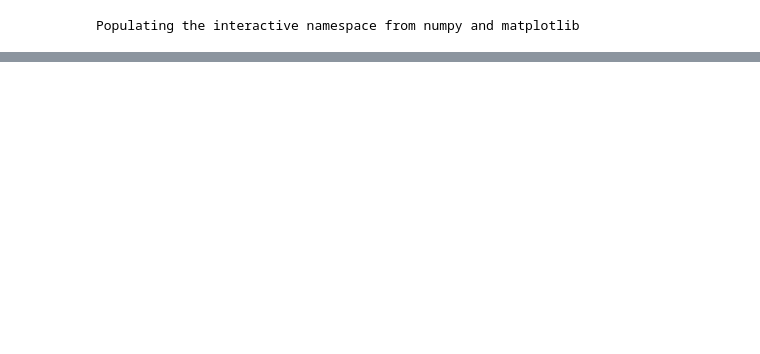
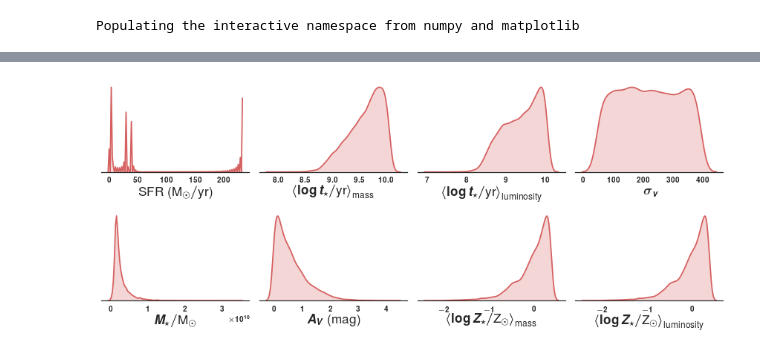
Before and after one commit to ajmejia/photo-ew, a Jupyter notebook: notebooks/testing-issag.ipynb, the cells around one changed output, grey strips where cells are left out. Cells and saved outputs as stored; diff of their text form; code cells hidden in the pictures; blank space fills up the shorter version.

```diff
--- a/notebooks/testing-issag.ipynb
+++ b/notebooks/testing-issag.ipynb
@@ -67,3 +71,30 @@ fig.tight_layout()
+# %%
+sns.set(style="white", palette="muted", color_codes=True)
+
+fig, axs = subplots(2, 4, figsize=(12, 5))
+axs = axs.ravel()
+sns.despine(left=True)
+
+labels = (
+    r"SFR (M$_\odot/$yr)",
+    r"$\left<\log{t_\star/\text{yr}}\right>_\text{mass}$",
+    r"$\left<\log{t_\star/\text{yr}}\right>_\text{luminosity}",
+    r"$\sigma_v$",
+    r"$M_\star/\text{M}_\odot$",
+    r"$A_V$ (mag)",
+    r"$\left<\log{Z_\star/\text{Z}_\odot}\right>_\text{mass}$",
+    r"$\left<\log{Z_\star/\text{Z}_\odot}\right>_\text{luminosity}"
+)
+
+for i in xrange(axs.size):
+    sns.distplot(ssag.physical.iloc[:, i].dropna(), hist=False, color="r", kde_kws={"shade": True},
+                 axlabel=False, ax=axs[i])
+    axs[i].set_xlabel(labels[i], size="x-large")
+
+plt.setp(axs, yticks=[])
+fig.tight_layout()
+# %% [output]
+[figure, added]
 # %%
 sns.set(style="ticks", palette="muted", color_codes=True)
 
```
Also changed, not shown: parts of 5 cells of this notebook.
